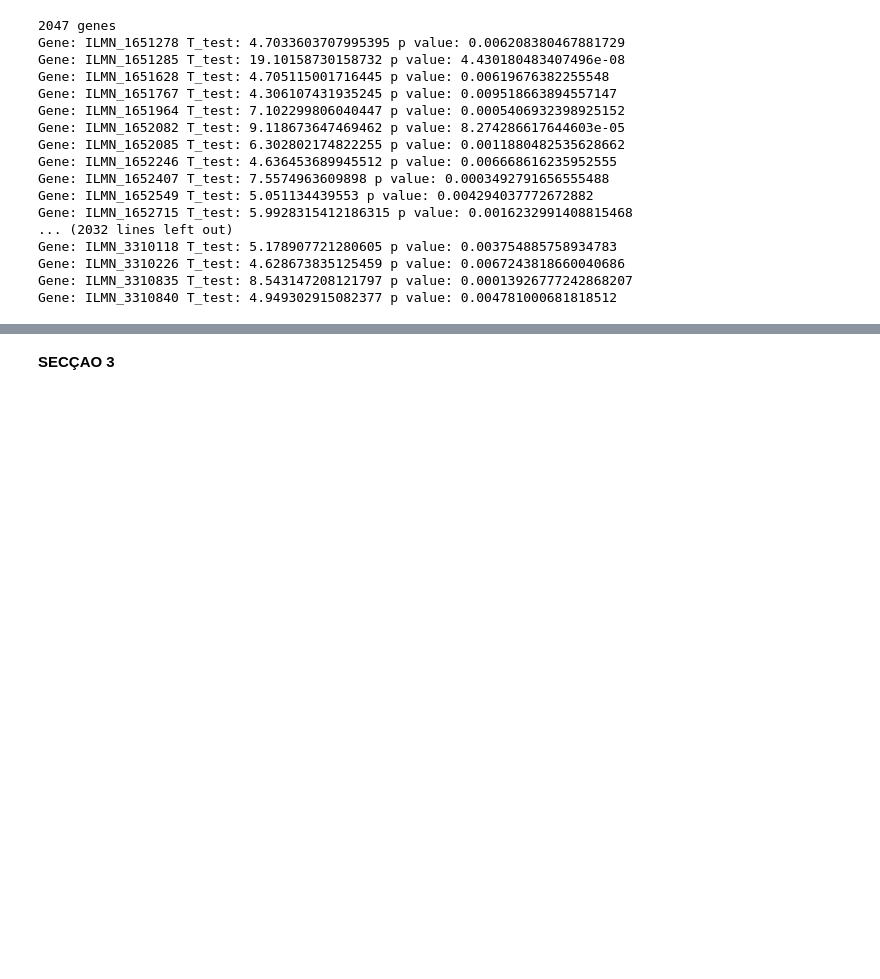
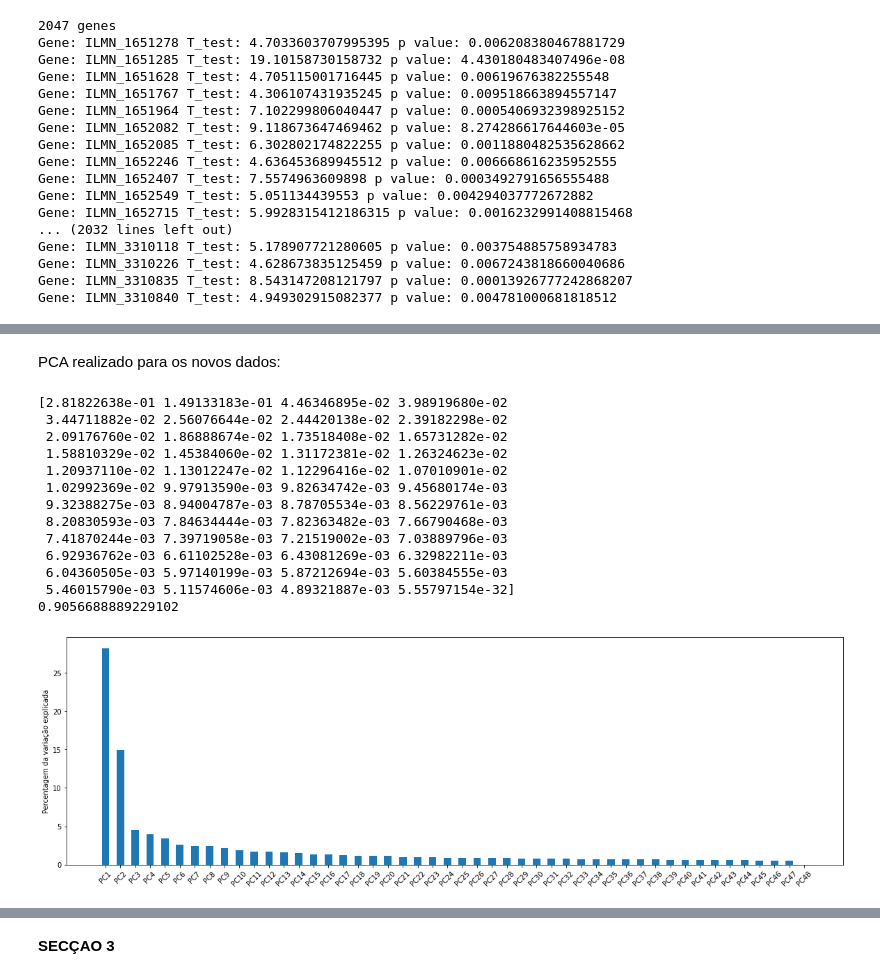
Before and after one commit to monicaccmartins/Bioinformatica, a Jupyter notebook: Bionf - projeto/PROJETO.ipynb, the cells around one changed output, grey strips where cells are left out. Cells and saved outputs as stored; diff of their text form; code cells hidden in the pictures; blank space fills up the shorter version.

```diff
--- a/Bionf - projeto/PROJETO.ipynb
+++ b/Bionf - projeto/PROJETO.ipynb
@@ -220,11 +289,13 @@ for x in datai.index:
     dic[x]=d_data
 # %%
 import scipy.stats as stats
-import statsmodels.api as sum
 l=[]
+largar=[]
 for gene in datai.index:
     fvalue,pvalue=stats.f_oneway(dic[gene]["hour 1.5"],dic[gene]["hour 4"],dic[gene]["hour 10"],dic[gene]["hour 24"])
-    if pvalue<0.01:
+    if pvalue>0.01:
+        largar.append(gene)
+    else:
         l.append((gene,fvalue,pvalue))
 # %%
 print(len(l),"genes")
@@ -250,0 +324,4 @@ Gene: ILMN_3310840 T_test: 4.949302915082377 p value: 0.004781000681818512
+# %%
+#criacao de um novo dataframe apenas com os genes que rejeitam a hipotese nula
+data_novo=pd.DataFrame(data)
+data_novo.drop(largar, axis="columns", inplace=True)
@@ -250,0 +348,36 @@ Gene: ILMN_3310840 T_test: 4.949302915082377 p value: 0.004781000681818512
+# %%
+data_novoscale=preprocessing.scale(data_novo)
+# %% [markdown]
+PCA realizado para os novos dados:
+# %%
+n=48                                                                # existem 48 amostras para proceder à análise
+pca_novo = PCA(n_components=n)
+x_reduced_novo = pca_novo.fit(data_novoscale).transform(data_novoscale)                                                       # media e desvio                                         # escala
+print (pca_novo.explained_variance_ratio_)
+print(pca_novo.explained_variance_ratio_[:32].sum())                          # 90% da variabilidade
+
+per_var_novo=np.round(pca_novo.explained_variance_ratio_*100, decimals=1)
+labels_novo=["PC"+str(x) for x in range(1,len(per_var_novo)+1)]
+plt.figure(figsize=(20, 6))  # width:20, height:3
+
+plt.bar([x*2 for x in range(1,len(per_var_novo)+1)], height=per_var_novo, align="center", width=1)
+plt.ylabel("Percentagem da variação explicada")
+plt.xticks([x*2 for x in range(1,len(per_var_novo)+1)], labels_novo, rotation=45)
+
+
+plt.show()
+# %% [output]
+[2.81822638e-01 1.49133183e-01 4.46346895e-02 3.98919680e-02
+ 3.44711882e-02 2.56076644e-02 2.44420138e-02 2.39182298e-02
+ 2.09176760e-02 1.86888674e-02 1.73518408e-02 1.65731282e-02
+ 1.58810329e-02 1.45384060e-02 1.31172381e-02 1.26324623e-02
+ 1.20937110e-02 1.13012247e-02 1.12296416e-02 1.07010901e-02
+ 1.02992369e-02 9.97913590e-03 9.82634742e-03 9.45680174e-03
+ 9.32388275e-03 8.94004787e-03 8.78705534e-03 8.56229761e-03
+ 8.20830593e-03 7.84634444e-03 7.82363482e-03 7.66790468e-03
+ 7.41870244e-03 7.39719058e-03 7.21519002e-03 7.03889796e-03
+ 6.92936762e-03 6.61102528e-03 6.43081269e-03 6.32982211e-03
+ 6.04360505e-03 5.97140199e-03 5.87212694e-03 5.60384555e-03
+ 5.46015790e-03 5.11574606e-03 4.89321887e-03 5.55797154e-32]
+0.9056688889229102
+[figure, added]
```
Also changed, not shown: parts of 39 cells of this notebook.
